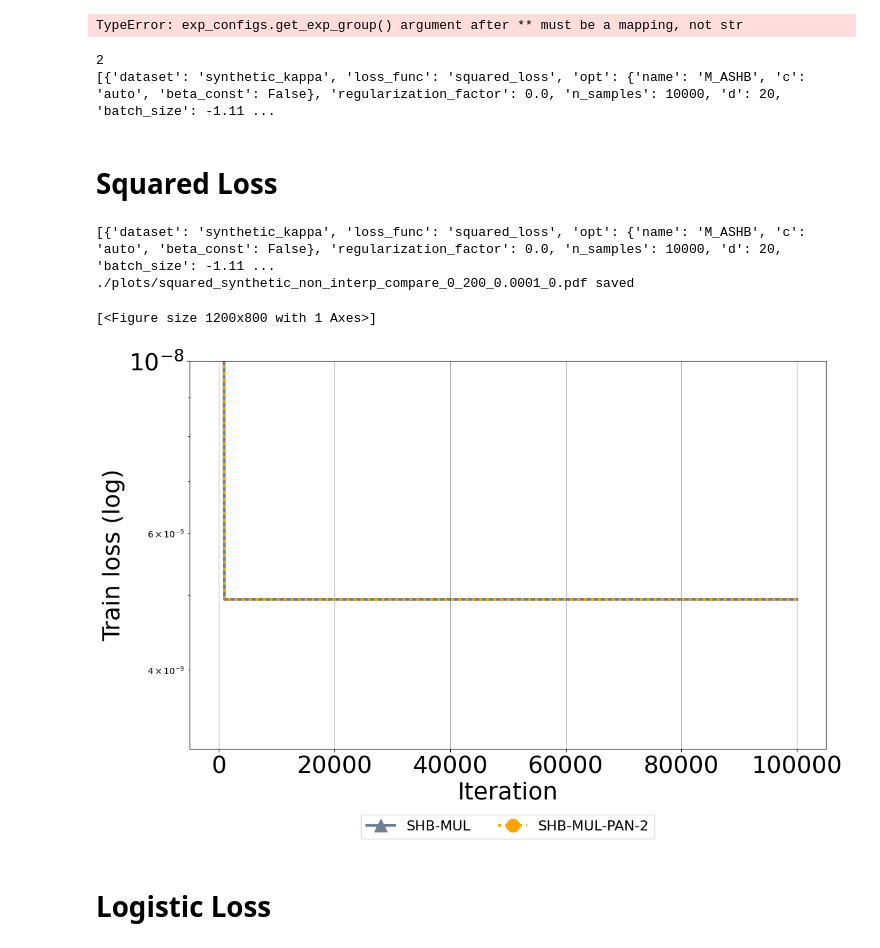
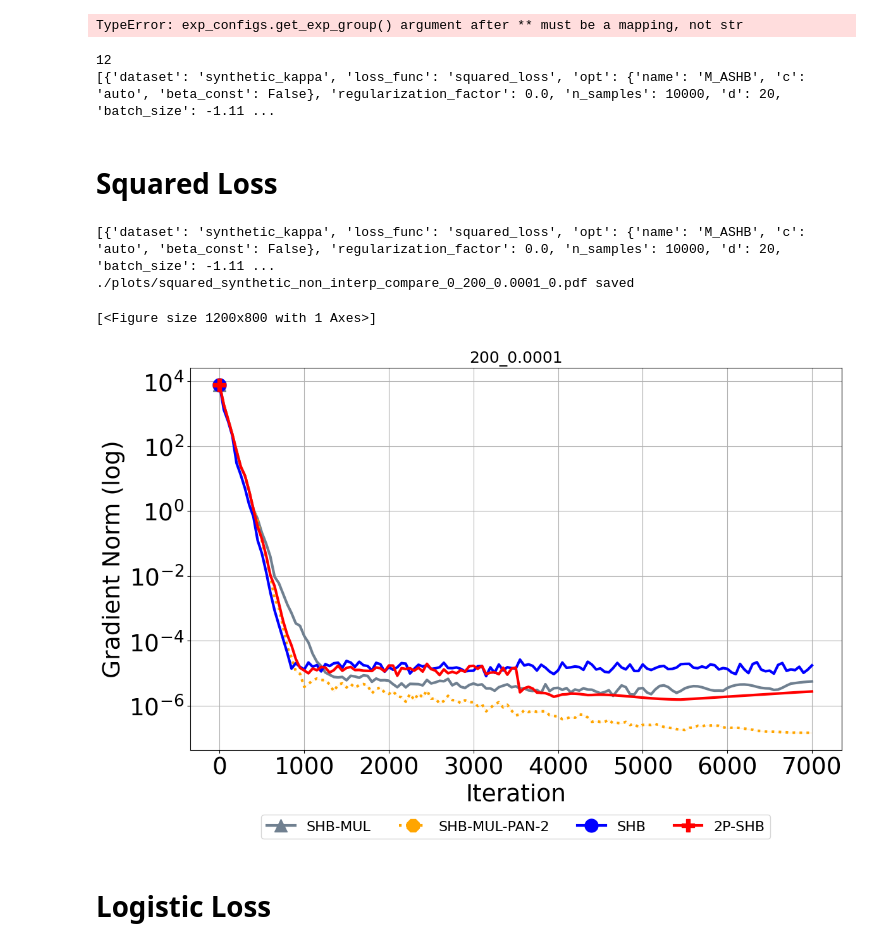
Before and after one commit to anh-dang/expsls, a Jupyter notebook: results.ipynb, the cells around one changed output. Cells and saved outputs as stored; diff of their text form; code cells hidden in the pictures.

```diff
--- a/results.ipynb
+++ b/results.ipynb
@@ -746,7 +759,7 @@ combined_filter_dict={}
 # batch_size = -2
 kappa = 200
 variance = 1e-4
-run = 0
+# run = 0
 # C=4
 
 for loss_func,loss in [("squared_loss","squared"),("logistic_loss","logistic")]:
@@ -835,10 +848,10 @@ for loss_func,loss in [("squared_loss","squared"),("logistic_loss","logistic")]:
 #             "loss_func":loss_func, 'kappa': kappa, 'batch_size':batch_size},
 #            {'style':styles["EXP_SHB_SLS"]})]
 
-#     filtered_best_exp_list +=[
-#             ({'opt':{'name':'EXP_SHB', 'alpha_t':'CNST', 'method':'WANG21', "is_sls":False},
-#                 "loss_func":loss_func, 'kappa':kappa, 'variance': variance},
-#                {'style':styles["SHB_CNST"]})]
+    filtered_best_exp_list +=[
+            ({'opt':{'name':'EXP_SHB', 'alpha_t':'CNST', 'method':'WANG21', "is_sls":False},
+                "loss_func":loss_func, 'kappa':kappa, 'variance': variance},
+               {'style':styles["SHB_CNST"]})]
 
 #     filtered_best_exp_list +=[
 #         ({'opt':{'name':'EXP_SHB', 'alpha_t':'EXP', 'method':'SEBBOUH'},
@@ -869,15 +882,15 @@ for loss_func,loss in [("squared_loss","squared"),("logistic_loss","logistic")]:
 # #             "loss_func":loss_func, 'kappa':kappa, 'variance': variance},
 # #            {'style':styles["SHB_MUL_PAN"]})]
 
-#     for c in [0.5]:
-#         filtered_best_exp_list +=[
-#         ({'opt':{'name':'Mix_SHB', 'c':c},
-#             "loss_func":loss_func, 'kappa':kappa, 'variance': variance},
-#            {'style':styles["SHB_MIX_0.5"]})]
+    for c in [0.5]:
+        filtered_best_exp_list +=[
+        ({'opt':{'name':'Mix_SHB', 'c':c},
+            "loss_func":loss_func, 'kappa':kappa, 'variance': variance},
+           {'style':styles["SHB_MIX_0.5"]})]
     for C in [2]:
         filtered_best_exp_list +=[
             ({'opt':{'name':'M_SHB_PAN', 'C':C},
-                "loss_func":loss_func, 'kappa':kappa, 'variance': variance, 'runs':run},
+                "loss_func":loss_func, 'kappa':kappa, 'variance': variance},
                {'style':styles[f"SHB_MUL_PAN_{C}"]})]
 #     for C in ['max']:
 #         filtered_best_exp_list +=[
@@ -887,7 +900,7 @@ for loss_func,loss in [("squared_loss","squared"),("logistic_loss","logistic")]:
     for c in ['auto']:
         filtered_best_exp_list +=[
             ({'opt':{'name':'M_ASHB', 'c':c, 'beta_const':False},
-                "loss_func":loss_func, 'kappa':kappa, 'variance': variance, 'runs':run},
+                "loss_func":loss_func, 'kappa':kappa, 'variance': variance},
                {'style':styles[f"SHB_MUL_auto"]})]
 
     combined_filter_dict[loss_func]=filtered_best_exp_list
@@ -895,7 +908,7 @@ for loss_func,loss in [("squared_loss","squared"),("logistic_loss","logistic")]:
 print(len(hr.filter_exp_list(loss_exp_dict["squared_loss"], filterby_list=combined_filter_dict["squared_loss"], verbose=0)))
 print(hr.filter_exp_list(loss_exp_dict["squared_loss"], filterby_list=combined_filter_dict["squared_loss"], verbose=0))
 # %% [output]
-2
+12
 [{'dataset': 'synthetic_kappa', 'loss_func': 'squared_loss', 'opt': {'name': 'M_ASHB', 'c': 'auto', 'beta_const': False}, 'regularization_factor': 0.0, 'n_samples': 10000, 'd': 20, 'batch_size': -1.11 ...
 # %% [markdown]
 # Squared Loss
@@ -914,42 +927,42 @@ rm.get_plot_all(
     order='metrics_by_groups',
     show_legend_all=show_legend_all,
     legend_last_row_only=True,
-    y_metric_list =  ['train_loss'],
+    y_metric_list =  ['grad_norm'],
     x_metric='itr',
     legend_list=['opt.name'],
-    title_list = [],
+    title_list = ['kappa','variance'],
     groupby_list = ['dataset', 'model', 'n_samples', 'variance', 'kappa'],
     log_metric_list = ["grad_norm", 'alpha_k', 'train_loss'],
     legend_fontsize=16,
     x_fontsize=27,
     y_fontsize=27,
     xtick_fontsize=27,
     ytick_fontsize=27,
     title_fontsize=18,
-    result_step=500,
-    ylim_list=[[(10**(-8.5), 10**(-8))]],
+    result_step=50,
+#     ylim_list=[[(10**(-8.5), 10**(-8))]],
     #[(10**(-13), 10**(5))],[(10**(-13), 10**(5))]],# (10**(-3), 24), (10**(-3.1), 10**(-.8))]],(10**(0), 1e6)(-0.1, 1.1)(10**(-15), 10**(-4))
 
     map_ylabel_list=[{'train_loss':'Train loss'},
                      {'val_acc':'Validation accuracy'},
                      {'grad_norm': 'Gradient Norm'},
                      {'alpha_k': 'alpha_k'},
                      {'beta_k': 'beta_k'},
                      {'lambda_k': 'lambda_k'},
                      {'n_grad_evals': 'Number of stochastic gradient evaluations'}],
     map_xlabel_list=[{'itr': 'Iteration'}],
                 figsize=(12,8),
     plot_confidence=False,
      legend_kwargs={'bbox_to_anchor':[0.5, -0.2],
                            'borderaxespad':0.,
                            'ncol':4,'loc':'center'},
     savedir_plots=f'./plots/squared_synthetic_non_interp_compare_0_{kappa}_{variance}'
             )
 # %% [output]
 [{'dataset': 'synthetic_kappa', 'loss_func': 'squared_loss', 'opt': {'name': 'M_ASHB', 'c': 'auto', 'beta_const': False}, 'regularization_factor': 0.0, 'n_samples': 10000, 'd': 20, 'batch_size': -1.11 ...
 ./plots/squared_synthetic_non_interp_compare_0_200_0.0001_0.pdf saved
 [<Figure size 1200x800 with 1 Axes>]
-[figure, old version]
+[figure, new version]
 # %% [markdown]
 # Logistic Loss
 # %%
```
Also changed, not shown: parts of 6 cells of this notebook, 5 other files.
